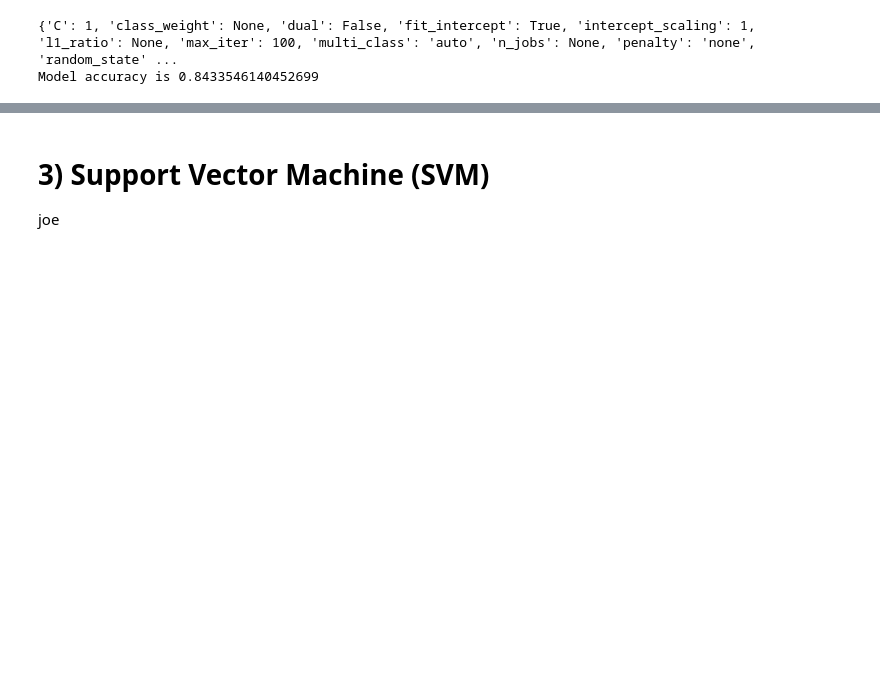
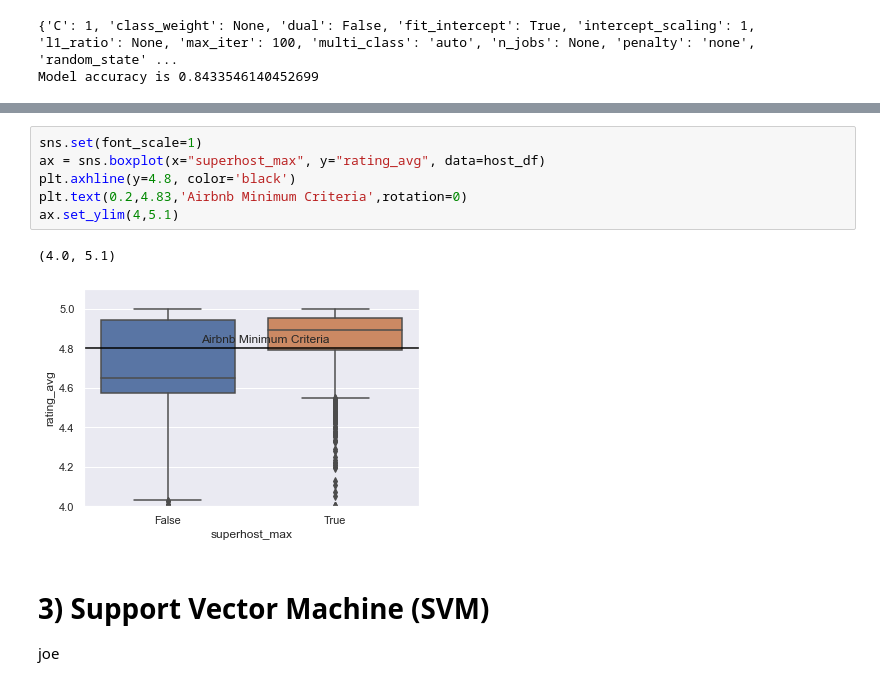
Before and after one commit to rickfontenot/airbnb, a Jupyter notebook: MiniLab/minilab_team_shared.ipynb, the cells around one changed output, grey strips where cells are left out. Saved outputs shown, nothing was run; the diff lists cells and outputs as text; blank space fills up the shorter version.

```diff
--- a/MiniLab/minilab_team_shared.ipynb
+++ b/MiniLab/minilab_team_shared.ipynb
@@ -1557,3 +1735,12 @@ Model accuracy is 0.8433546140452699
+# %%
+sns.set(font_scale=1)
+ax = sns.boxplot(x="superhost_max", y="rating_avg", data=host_df)
+plt.axhline(y=4.8, color='black')
+plt.text(0.2,4.83,'Airbnb Minimum Criteria',rotation=0)
+ax.set_ylim(4,5.1)
+# %% [output]
+(4.0, 5.1)
+[figure, added]
 # %% [markdown]
 # 3) Support Vector Machine (SVM)
 
```
Also changed, not shown: parts of 17 cells of this notebook.
